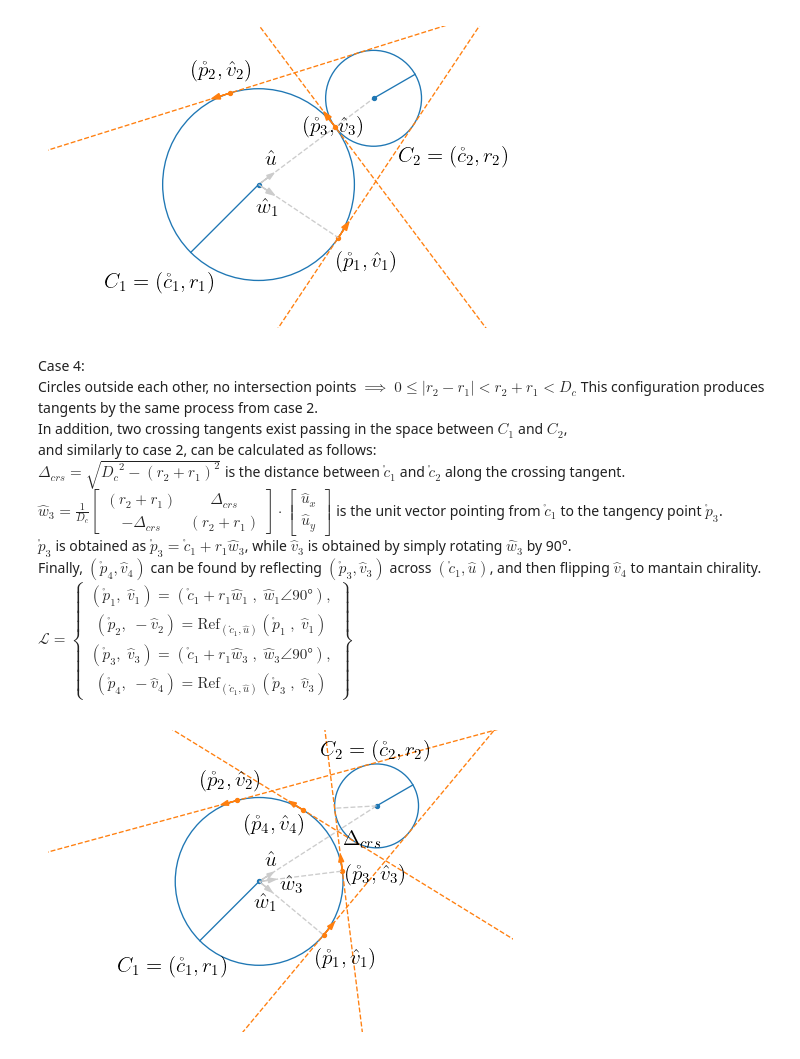
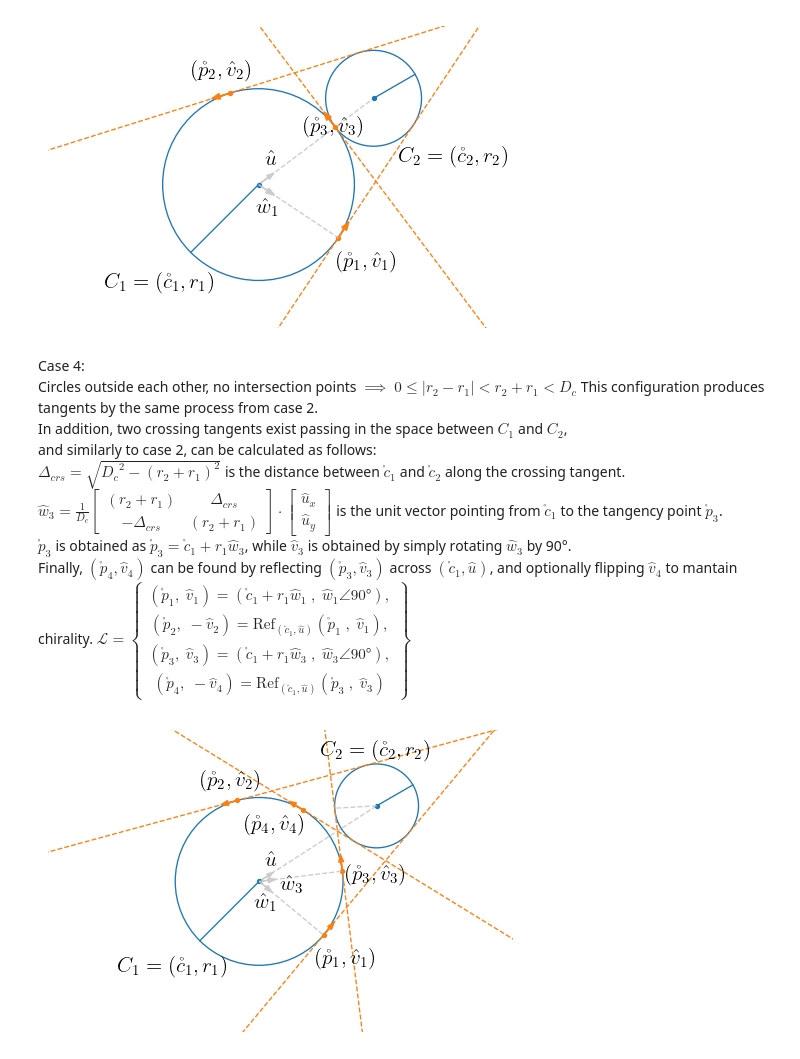
Before and after one commit to LeoKiepper/Exercicios, a Jupyter notebook: CircleCircleTangents/CircleCircleTangents.ipynb, the cells around one changed output. Drawn from its saved outputs; the diff is of its cells as text; code cells hidden in the pictures.

```diff
--- a/CircleCircleTangents/CircleCircleTangents.ipynb
+++ b/CircleCircleTangents/CircleCircleTangents.ipynb
@@ -435,7 +440,7 @@ $ \hat{w}_1 = -\frac{1}{D_c} \begin{bmatrix} (r_2-r_1) & -\Delta_{tan} \\ \Delta
 is the unit vector pointing from $\mathring{c}_1$ to the tangency point $\mathring{p}_1$.
 
 $\mathring{p}_1$ is obtained as $ \mathring{p}_1 =  \mathring{c}_1 + r_1 \hat{w}_1 $, while $\hat{v}_1$ is obtained by simply rotating $\hat{w}_1$ by 90°.
-Finally, $ (\mathring{p}_2,\hat{v}_2) $ can be found by reflecting $ (\mathring{p}_1,\hat{v}_1) $ across $ (\mathring{c}_1,\hat{u}) $, and then flipping $\hat{v}_2$ to mantain chirality.
+Finally, $ (\mathring{p}_2,\hat{v}_2) $ can be found by reflecting $ (\mathring{p}_1,\hat{v}_1) $ across $ (\mathring{c}_1,\hat{u}) $, and optionally flipping $\hat{v}_2$ to mantain chirality.
 
 $ \mathcal{L}=\left\{ \begin{array}{c}
         (\mathring{p}_1,\; \hat{v}_1) = (\mathring{c}_1 + r_1 \hat{w}_1 \;,\; \hat{w}_1 \angle 90°), \\
@@ -784,35 +788,35 @@ and similarly to case 2, can be calculated as follows:
 $\Delta_{crs}=\sqrt{{D_c}^2-(r_2+r_1)^2}$ is the distance between $\mathring{c}_1$ and $\mathring{c}_2$ along the crossing tangent.
 
 $ \hat{w}_3 = \frac{1}{D_c} \begin{bmatrix} (r_2+r_1) & \Delta_{crs} \\ -\Delta_{crs} & (r_2+r_1) \end{bmatrix} \cdot \begin{bmatrix} \hat{u}_x \\ \hat{u}_y \end{bmatrix} $
 is the unit vector pointing from $\mathring{c}_1$ to the tangency point $\mathring{p}_3$.
 
 $\mathring{p}_3$ is obtained as $ \mathring{p}_3 =  \mathring{c}_1 + r_1 \hat{w}_3 $, while $\hat{v}_3$ is obtained by simply rotating $\hat{w}_3$ by 90°.
-Finally, $ (\mathring{p}_4,\hat{v}_4) $ can be found by reflecting $ (\mathring{p}_3,\hat{v}_3) $ across $ (\mathring{c}_1,\hat{u}) $, and then flipping $\hat{v}_4$ to mantain chirality.
+Finally, $ (\mathring{p}_4,\hat{v}_4) $ can be found by reflecting $ (\mathring{p}_3,\hat{v}_3) $ across $ (\mathring{c}_1,\hat{u}) $, and optionally flipping $\hat{v}_4$ to mantain chirality.
 
 $ \mathcal{L}=\left\{ \begin{array}{c}
         (\mathring{p}_1,\; \hat{v}_1) = (\mathring{c}_1 + r_1 \hat{w}_1 \;,\; \hat{w}_1 \angle 90°), \\
-        (\mathring{p}_2,\; -\hat{v}_2) = \text{Ref}_{(\mathring{c}_1,\hat{u})} \left( \mathring{p}_1 \;,\; \hat{v}_1 \right) \\
+        (\mathring{p}_2,\; -\hat{v}_2) = \text{Ref}_{(\mathring{c}_1,\hat{u})} \left( \mathring{p}_1 \;,\; \hat{v}_1 \right), \\
         (\mathring{p}_3,\; \hat{v}_3) = (\mathring{c}_1 + r_1 \hat{w}_3 \;,\; \hat{w}_3 \angle 90°), \\
         (\mathring{p}_4,\; -\hat{v}_4) = \text{Ref}_{(\mathring{c}_1,\hat{u})} \left( \mathring{p}_3 \;,\; \hat{v}_3 \right)
 \end{array} \right\} $
 """))
 
 plt.show(fig2)
 # %% [output]
 Case 4:
 Circles outside each other, no intersection points $\implies$ $0 \leq |r_2-r_1| < r_2+r_1 < D_c $
 This configuration produces tangents by the same process from case 2.
 In addition, two crossing tangents exist passing in the space between $C_1$ and $C_2$,
 and similarly to case 2, can be calculated as follows:
 $\Delta_{crs}=\sqrt{{D_c}^2-(r_2+r_1)^2}$ is the distance between $\mathring{c}_1$ and $\mathring{c}_2$ along the crossing tangent.
 $ \hat{w}_3 = \frac{1}{D_c} \begin{bmatrix} (r_2+r_1) & \Delta_{crs} \\ -\Delta_{crs} & (r_2+r_1) \end{bmatrix} \cdot \begin{bmatrix} \hat{u}_x \\ \hat{u}_y \end{bmatrix} $
 is the unit vector pointing from $\mathring{c}_1$ to the tangency point $\mathring{p}_3$.
 $\mathring{p}_3$ is obtained as $ \mathring{p}_3 =  \mathring{c}_1 + r_1 \hat{w}_3 $, while $\hat{v}_3$ is obtained by simply rotating $\hat{w}_3$ by 90°.
-Finally, $ (\mathring{p}_4,\hat{v}_4) $ can be found by reflecting $ (\mathring{p}_3,\hat{v}_3) $ across $ (\mathring{c}_1,\hat{u}) $, and then flipping $\hat{v}_4$ to mantain chirality.
+Finally, $ (\mathring{p}_4,\hat{v}_4) $ can be found by reflecting $ (\mathring{p}_3,\hat{v}_3) $ across $ (\mathring{c}_1,\hat{u}) $, and optionally flipping $\hat{v}_4$ to mantain chirality.
 $ \mathcal{L}=\left\{ \begin{array}{c}
         (\mathring{p}_1,\; \hat{v}_1) = (\mathring{c}_1 + r_1 \hat{w}_1 \;,\; \hat{w}_1 \angle 90°), \\
-        (\mathring{p}_2,\; -\hat{v}_2) = \text{Ref}_{(\mathring{c}_1,\hat{u})} \left( \mathring{p}_1 \;,\; \hat{v}_1 \right) \\
+        (\mathring{p}_2,\; -\hat{v}_2) = \text{Ref}_{(\mathring{c}_1,\hat{u})} \left( \mathring{p}_1 \;,\; \hat{v}_1 \right), \\
         (\mathring{p}_3,\; \hat{v}_3) = (\mathring{c}_1 + r_1 \hat{w}_3 \;,\; \hat{w}_3 \angle 90°), \\
         (\mathring{p}_4,\; -\hat{v}_4) = \text{Ref}_{(\mathring{c}_1,\hat{u})} \left( \mathring{p}_3 \;,\; \hat{v}_3 \right)
 \end{array} \right\} $
-[figure, old version]
+[figure, new version]
```
Also changed, not shown: parts of 3 cells of this notebook.
